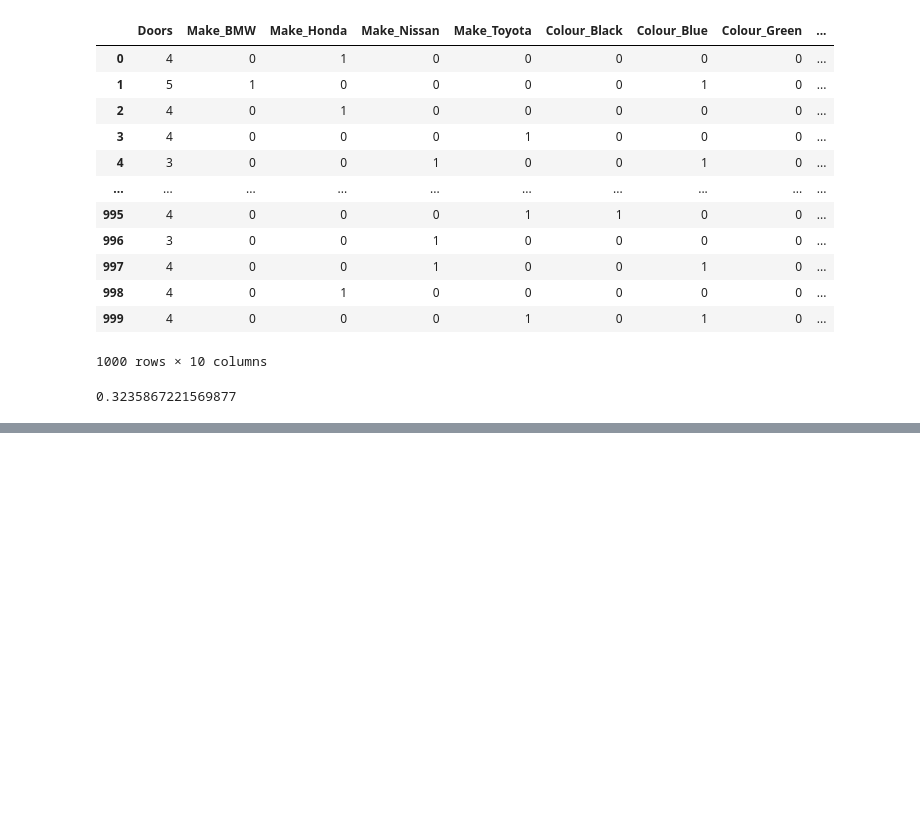
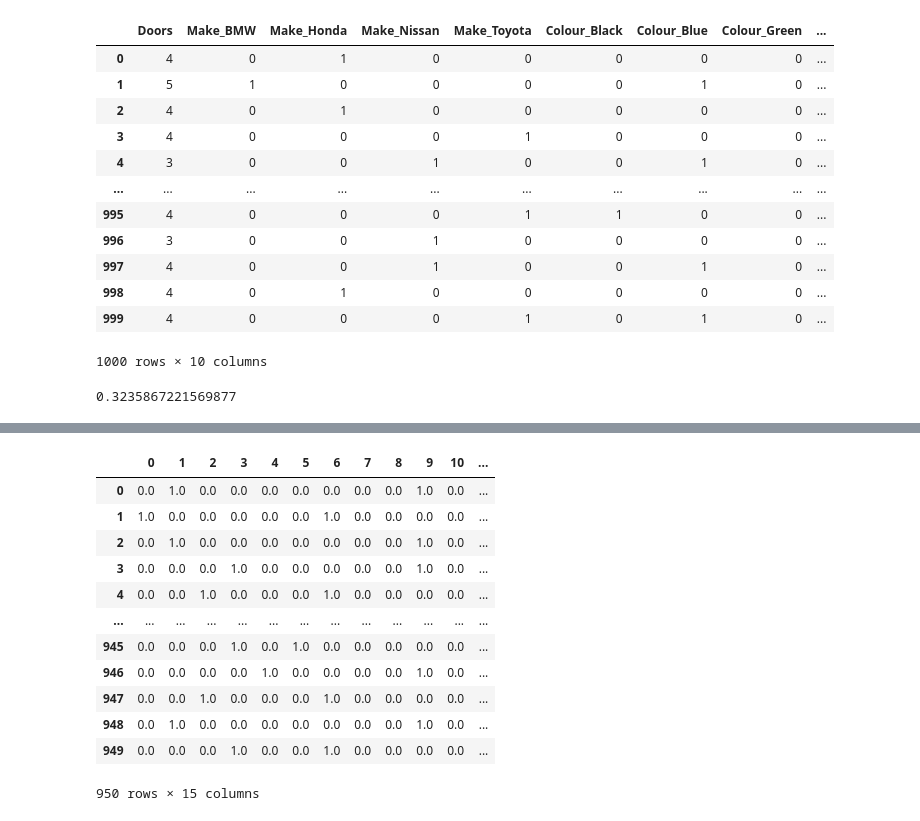
Before and after one commit to agustinruiz/machine-learning-course, a Jupyter notebook: sample_project/Introduction-to-scikit-learn.ipynb, the cells around one changed output, grey strips where cells are left out. Drawn from its saved outputs; the diff is of its cells as text; code cells hidden in the pictures; blank space fills up the shorter version.

Commit message:
Scikit-learn: Getting your data ready part 1.1. Handling missing values with Pandas

```diff
--- a/sample_project/Introduction-to-scikit-learn.ipynb
+++ b/sample_project/Introduction-to-scikit-learn.ipynb
@@ -357,0 +363,4 @@ model.score(X_test,y_test)
+# %%
+# Import car sales missing data
+car_sales_missing = pd.read_csv("scikit-learn-data/car-sales-extended-missing-data.csv")
+car_sales_missing.head()
@@ -357,0 +387,13 @@ model.score(X_test,y_test)
+# %%
+# No hay una regla. Generalmente las columnas numericas se completan con el valor medio o promedio de todo el resto y las de categorias se pueden rellenar con valor missing
+# Fill the Make column
+car_sales_missing["Make"].fillna("missing", inplace=True)
+
+#Fill the "Colour" column
+car_sales_missing["Colour"].fillna("missing", inplace=True)
+
+# Fill the "Odometer" column
+car_sales_missing["Odometer (KM)"].fillna(car_sales_missing["Odometer (KM)"].mean(),inplace=True)
+
+# Fill the "Doors" column
+car_sales_missing["Doors"].fillna(4,inplace=True)
@@ -357,0 +410,3 @@ model.score(X_test,y_test)
+# %%
+# remove rows with missing price value
+car_sales_missing.dropna(inplace=True)
@@ -357,0 +426,5 @@ model.score(X_test,y_test)
+# %%
+# Create X & y
+X = car_sales_missing.drop("Price", axis=1)
+y = car_sales_missing["Price"]
+X.head()
@@ -357,0 +438,32 @@ model.score(X_test,y_test)
+# %%
+# Let's try and convert our data to numbers
+# Turn the categories into numbers
+from sklearn.preprocessing import OneHotEncoder
+from sklearn.compose import ColumnTransformer
+
+categorical_features = ["Make", "Colour", "Doors"]
+# Doors tambien se convierte ya que son 3 valores que se repiten muchas veces (3, 4 y 5) por lo que es un parametro categorico
+# que tiene solo 3 categorias.
+# Por lo anterior tenemos 3 features categoricas ["Make", "Colour", "Doors"]
+one_hot = OneHotEncoder()
+transformer = ColumnTransformer([("one_hot",
+                                   one_hot,
+                                   categorical_features)],
+                                   remainder = "passthrough")
+
+transformed_X = transformer.fit_transform(X)
+pd.DataFrame(transformed_X.toarray())
+# %% [output]
+|  | 0 | 1 | 2 | 3 | 4 | 5 | 6 | 7 | 8 | 9 | 10 | ... |
+| 0 | 0.0 | 1.0 | 0.0 | 0.0 | 0.0 | 0.0 | 0.0 | 0.0 | 0.0 | 1.0 | 0.0 | ... |
+| 1 | 1.0 | 0.0 | 0.0 | 0.0 | 0.0 | 0.0 | 1.0 | 0.0 | 0.0 | 0.0 | 0.0 | ... |
+| 2 | 0.0 | 1.0 | 0.0 | 0.0 | 0.0 | 0.0 | 0.0 | 0.0 | 0.0 | 1.0 | 0.0 | ... |
+| 3 | 0.0 | 0.0 | 0.0 | 1.0 | 0.0 | 0.0 | 0.0 | 0.0 | 0.0 | 1.0 | 0.0 | ... |
+| 4 | 0.0 | 0.0 | 1.0 | 0.0 | 0.0 | 0.0 | 1.0 | 0.0 | 0.0 | 0.0 | 0.0 | ... |
+| ... | ... | ... | ... | ... | ... | ... | ... | ... | ... | ... | ... | ... |
+| 945 | 0.0 | 0.0 | 0.0 | 1.0 | 0.0 | 1.0 | 0.0 | 0.0 | 0.0 | 0.0 | 0.0 | ... |
+| 946 | 0.0 | 0.0 | 0.0 | 0.0 | 1.0 | 0.0 | 0.0 | 0.0 | 0.0 | 1.0 | 0.0 | ... |
+| 947 | 0.0 | 0.0 | 1.0 | 0.0 | 0.0 | 0.0 | 1.0 | 0.0 | 0.0 | 0.0 | 0.0 | ... |
+| 948 | 0.0 | 1.0 | 0.0 | 0.0 | 0.0 | 0.0 | 0.0 | 0.0 | 0.0 | 1.0 | 0.0 | ... |
+| 949 | 0.0 | 0.0 | 0.0 | 1.0 | 0.0 | 0.0 | 1.0 | 0.0 | 0.0 | 0.0 | 0.0 | ... |
+950 rows × 15 columns
```
Also changed, not shown: parts of 18 cells of this notebook, 1 other file.
